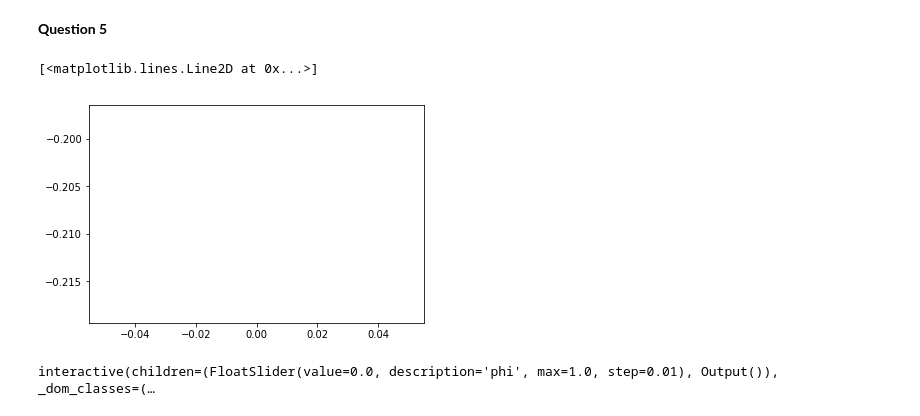
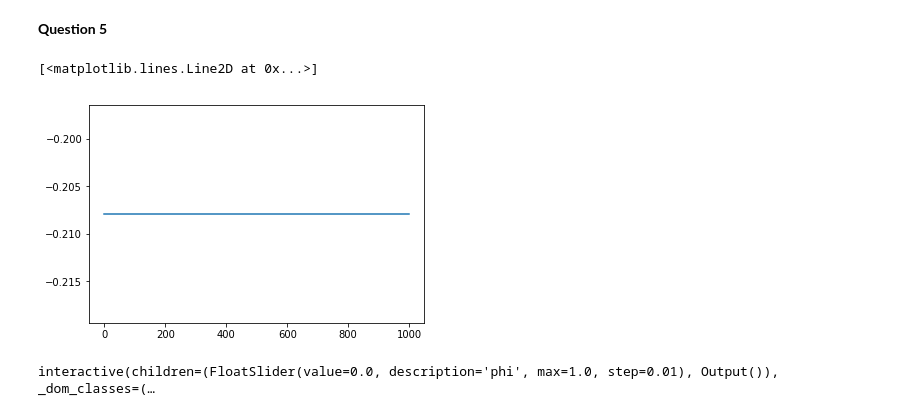
Before and after one commit to NumEconCopenhagen/projects-2019-al, a Jupyter notebook: examproject/examproject.ipynb, the cells around one changed output. Saved outputs shown, nothing was run; the diff lists cells and outputs as text; code cells hidden in the pictures.

```diff
--- a/examproject/examproject.ipynb
+++ b/examproject/examproject.ipynb
@@ -703,10 +705,11 @@ def corr_func(phi,v_m=0, s_m=0) :
 phi_vec = np.linspace(0,1,1000)
 # %%
 test = corr_func(phi_vec)
-plt.plot(test)
+value = np.linspace(test,test,1000)
+plt.plot(value)
 # %% [output]
 [<matplotlib.lines.Line2D at 0x...>]
-[figure, old version]
+[figure, new version]
 # %%
 #does not work yet
 phi_slider = widgets.FloatSlider(min=0,max=1,step = 0.01)
```
Also changed, not shown: parts of 1 cell of this notebook.
